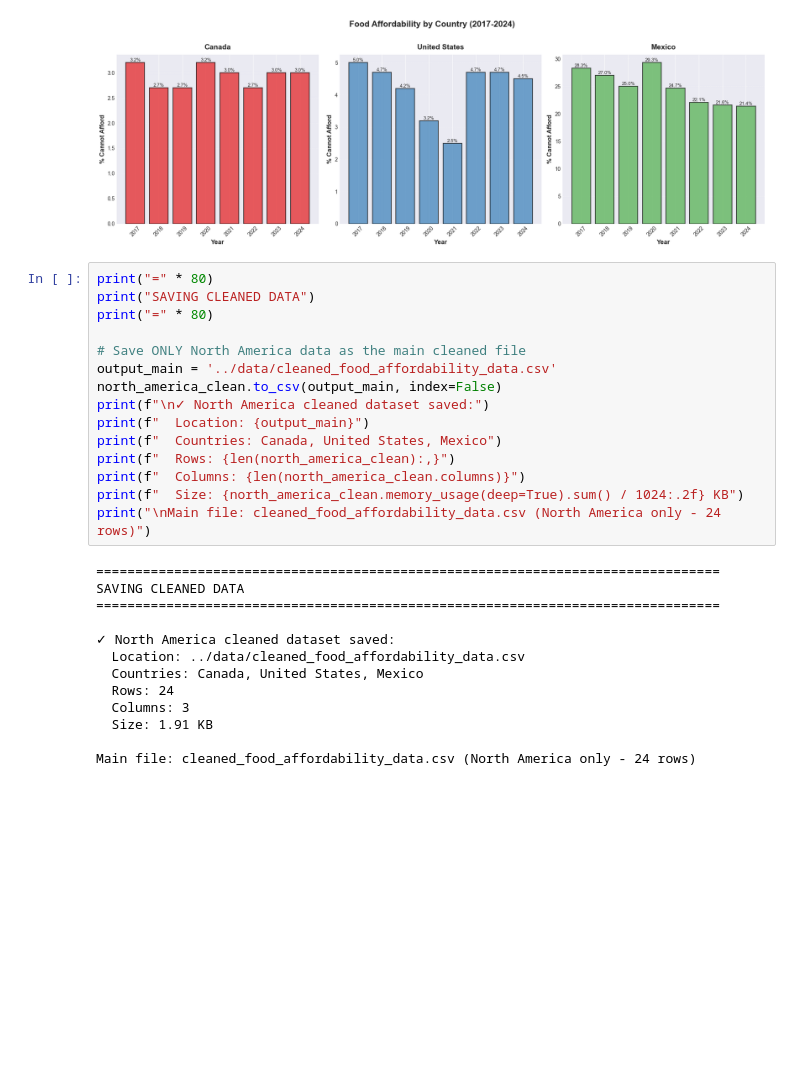
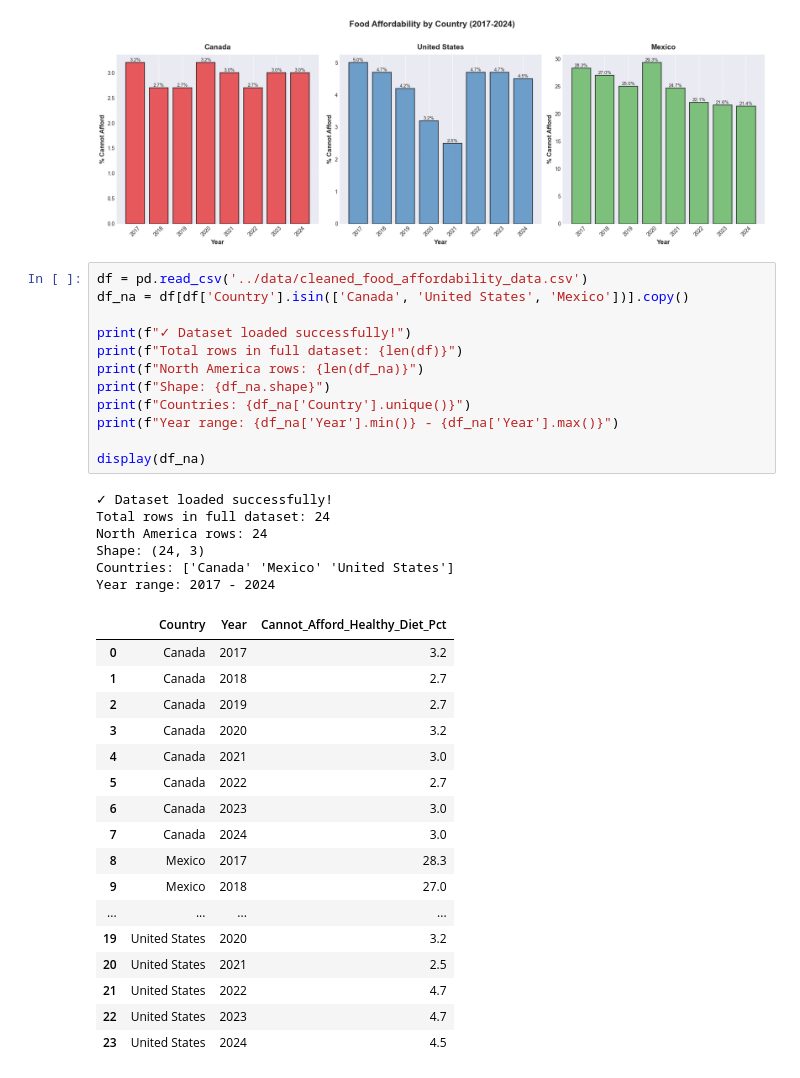
Before and after one commit to khfong26/Sta160-Group-Project, a Jupyter notebook: notebooks/our_World_data_cleaning.ipynb, the cells around one changed output. Cells and saved outputs as stored; diff of their text form; blank space fills up the shorter version.

```diff
--- a/notebooks/our_World_data_cleaning.ipynb
+++ b/notebooks/our_World_data_cleaning.ipynb
@@ -815,30 +815,38 @@ plt.show()
 Creating bar chart comparison...
 [figure]
 # %%
-print("=" * 80)
-print("SAVING CLEANED DATA")
-print("=" * 80)
+df = pd.read_csv('../data/cleaned_food_affordability_data.csv')
+df_na = df[df['Country'].isin(['Canada', 'United States', 'Mexico'])].copy()
 
-# Save ONLY North America data as the main cleaned file
-output_main = '../data/cleaned_food_affordability_data.csv'
-north_america_clean.to_csv(output_main, index=False)
-print(f"\n✓ North America cleaned dataset saved:")
-print(f"  Location: {output_main}")
-print(f"  Countries: Canada, United States, Mexico")
-print(f"  Rows: {len(north_america_clean):,}")
-print(f"  Columns: {len(north_america_clean.columns)}")
-print(f"  Size: {north_america_clean.memory_usage(deep=True).sum() / 1024:.2f} KB")
-print("\nMain file: cleaned_food_affordability_data.csv (North America only - 24 rows)")
+print(f"✓ Dataset loaded successfully!")
+print(f"Total rows in full dataset: {len(df)}")
+print(f"North America rows: {len(df_na)}")
+print(f"Shape: {df_na.shape}")
+print(f"Countries: {df_na['Country'].unique()}")
+print(f"Year range: {df_na['Year'].min()} - {df_na['Year'].max()}")
+
+display(df_na)
 # %% [output]
-================================================================================
-SAVING CLEANED DATA
-================================================================================
-
-✓ North America cleaned dataset saved:
-  Location: ../data/cleaned_food_affordability_data.csv
-  Countries: Canada, United States, Mexico
-  Rows: 24
-  Columns: 3
-  Size: 1.91 KB
-
-Main file: cleaned_food_affordability_data.csv (North America only - 24 rows)
+✓ Dataset loaded successfully!
+Total rows in full dataset: 24
+North America rows: 24
+Shape: (24, 3)
+Countries: ['Canada' 'Mexico' 'United States']
+Year range: 2017 - 2024
+|  | Country | Year | Cannot_Afford_Healthy_Diet_Pct |
+| 0 | Canada | 2017 | 3.2 |
+| 1 | Canada | 2018 | 2.7 |
+| 2 | Canada | 2019 | 2.7 |
+| 3 | Canada | 2020 | 3.2 |
+| 4 | Canada | 2021 | 3.0 |
+| 5 | Canada | 2022 | 2.7 |
+| 6 | Canada | 2023 | 3.0 |
+| 7 | Canada | 2024 | 3.0 |
+| 8 | Mexico | 2017 | 28.3 |
+| 9 | Mexico | 2018 | 27.0 |
+| ... | ... | ... | ... |
+| 19 | United States | 2020 | 3.2 |
+| 20 | United States | 2021 | 2.5 |
+| 21 | United States | 2022 | 4.7 |
+| 22 | United States | 2023 | 4.7 |
+| 23 | United States | 2024 | 4.5 |
```
Also changed, not shown: 1 other file.
